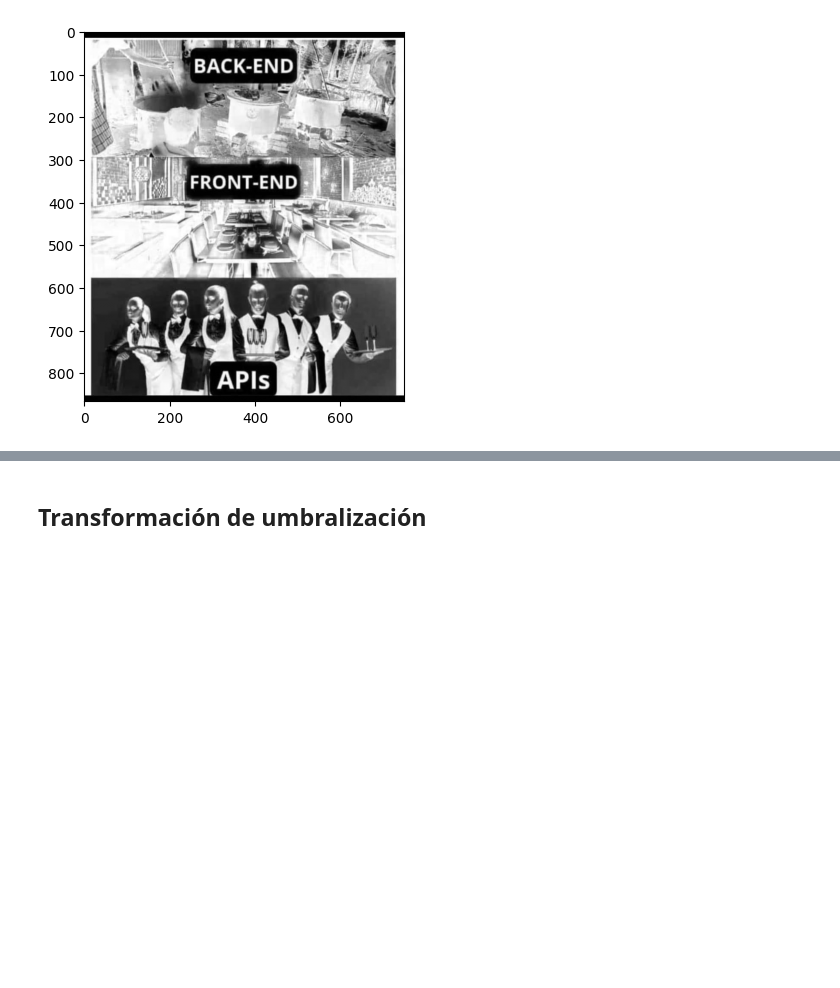
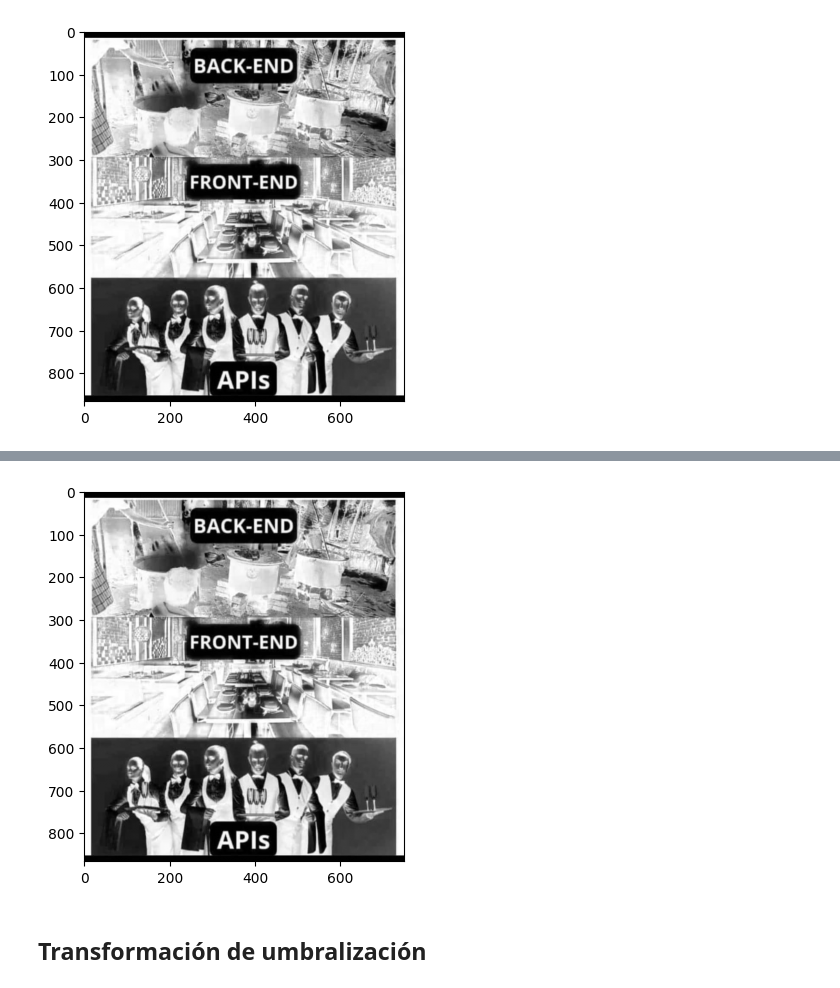
Before and after one commit to mikecr96/PDI-Ago-Dic25-GpoA, a Jupyter notebook: Semana IV/transformaciones1.ipynb, the cells around one changed output, grey strips where cells are left out. Saved outputs shown, nothing was run; the diff lists cells and outputs as text; code cells hidden in the pictures; blank space fills up the shorter version.

```diff
--- a/Semana IV/transformaciones1.ipynb
+++ b/Semana IV/transformaciones1.ipynb
@@ -95,3 +108,9 @@ s = 55
+# %%
+# bitwise_not
+plt.imshow(np.bitwise_not(img_b), cmap='gray')
+plt.show()
+# %% [output]
+[figure, added]
 # %% [markdown]
 ## Transformación de umbralización
 # %%
```
Also changed, not shown: parts of 13 cells of this notebook, 4 other files.
